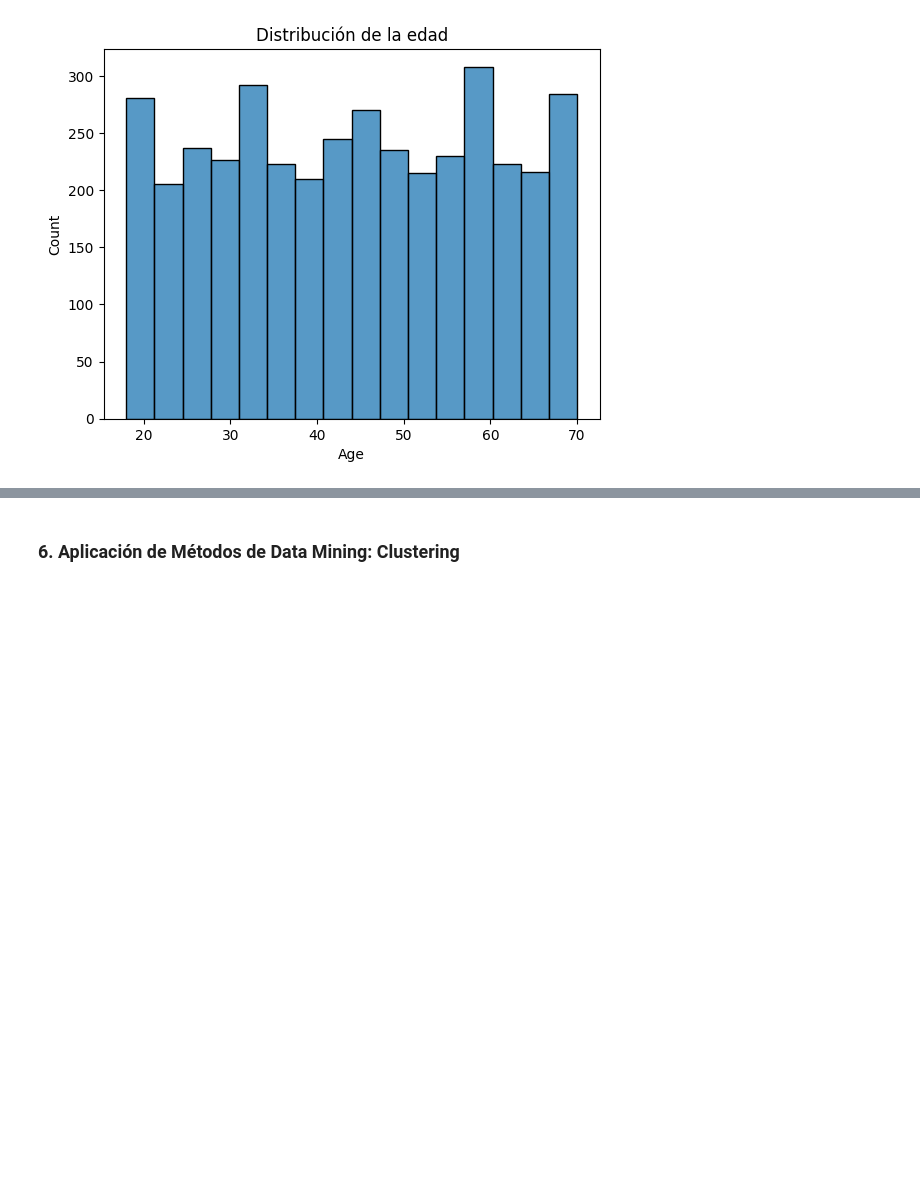
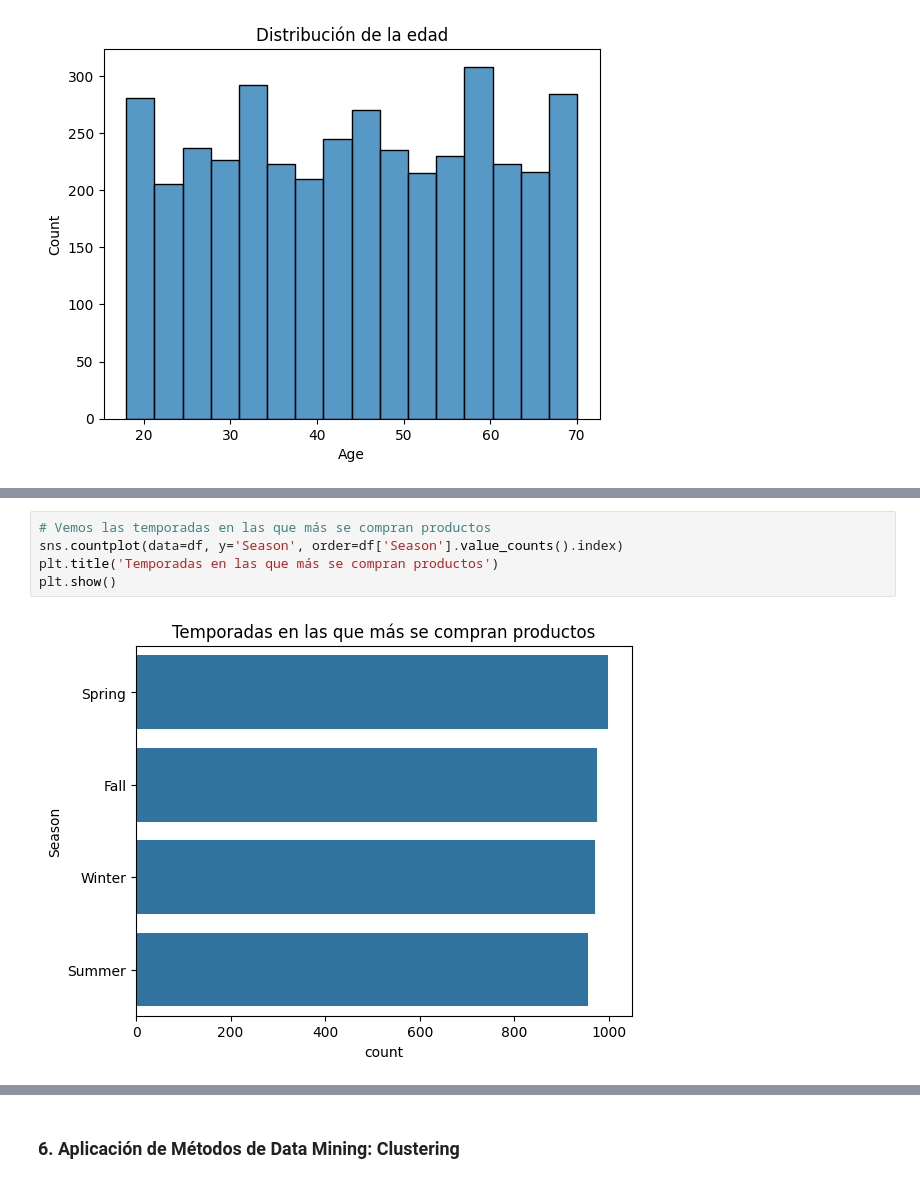
Before and after one commit to kepler296e/tp_info, a Jupyter notebook: notebook.ipynb, the cells around one changed output, grey strips where cells are left out. Drawn from its saved outputs; the diff is of its cells as text; blank space fills up the shorter version.

```diff
--- a/notebook.ipynb
+++ b/notebook.ipynb
@@ -97,0 +91,7 @@ plt.show()
+# %%
+# Vemos las temporadas en las que más se compran productos
+sns.countplot(data=df, y='Season', order=df['Season'].value_counts().index)
+plt.title('Temporadas en las que más se compran productos')
+plt.show()
+# %% [output]
+[figure, added]
```
Also changed, not shown: parts of 3 cells of this notebook.
